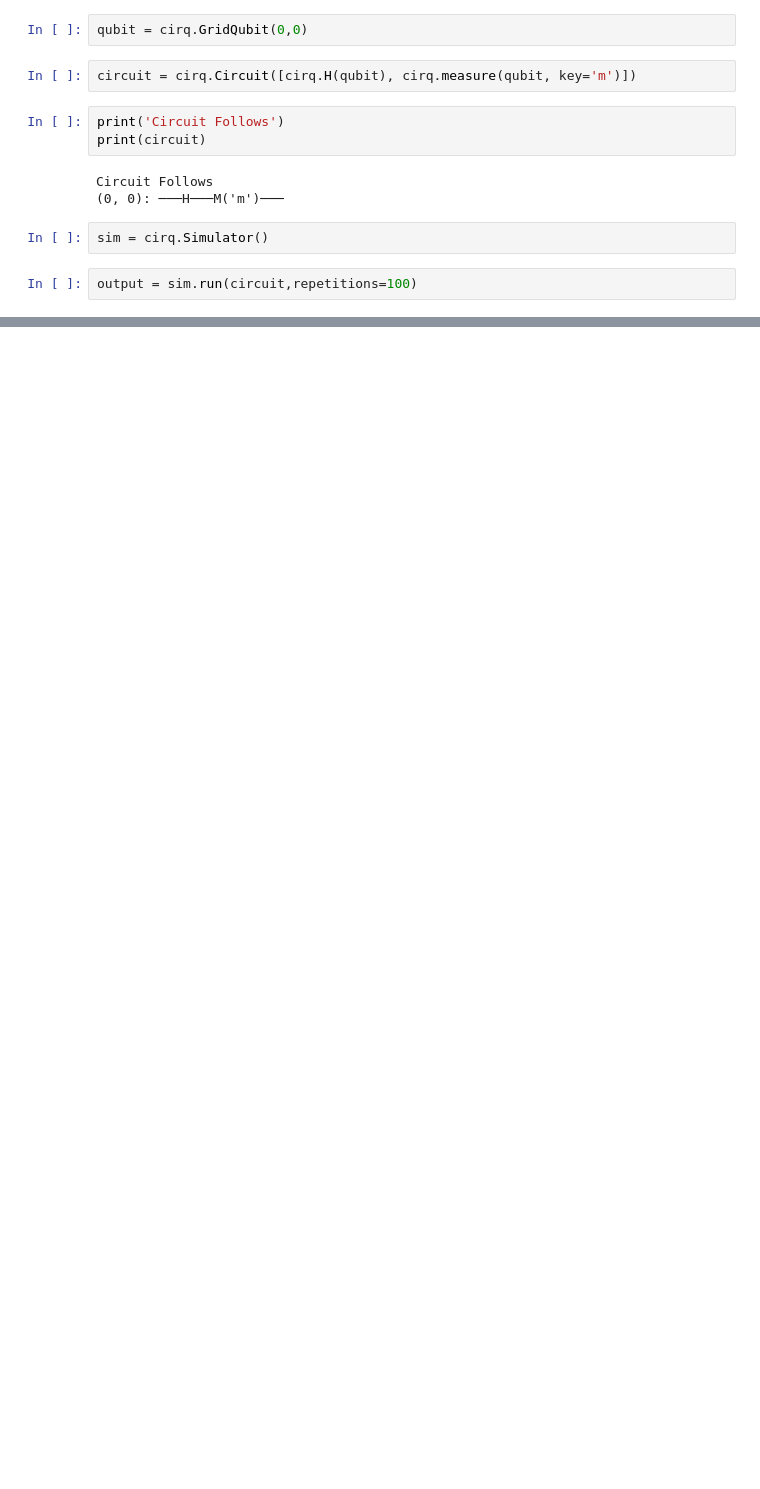
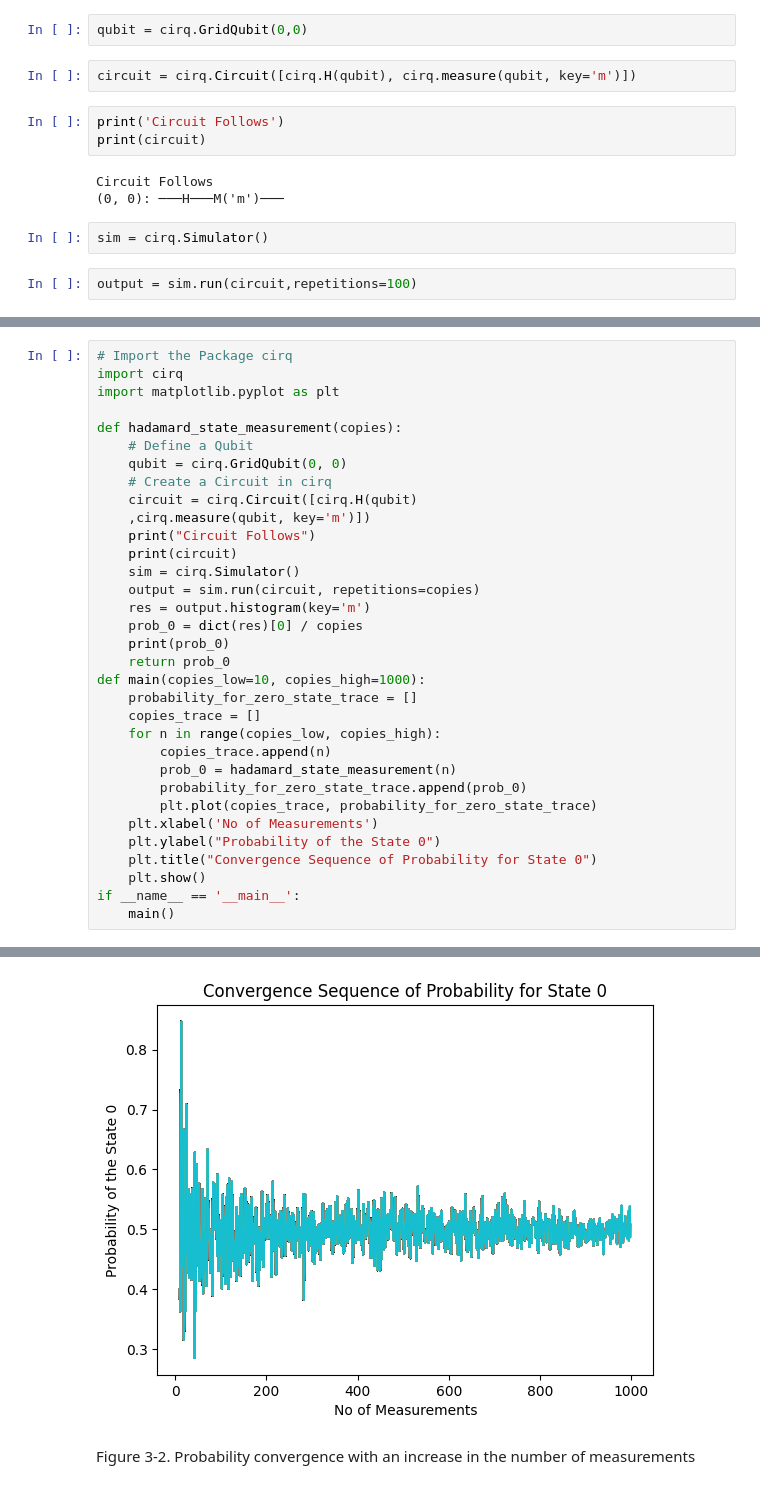
Before and after one commit to Youngsoo1024/Quantum_computing, a Jupyter notebook: Quantum_Machine_Learning/Chap03/ch3.ipynb, the cells around one changed output, grey strips where cells are left out. Saved outputs shown, nothing was run; the diff lists cells and outputs as text; blank space fills up the shorter version.

```diff
--- a/Quantum_Machine_Learning/Chap03/ch3.ipynb
+++ b/Quantum_Machine_Learning/Chap03/ch3.ipynb
@@ -48,0 +29,34 @@ Counter({1: 56, 0: 44})
+# %%
+# Import the Package cirq
+import cirq
+import matplotlib.pyplot as plt
+
+def hadamard_state_measurement(copies):
+    # Define a Qubit
+    qubit = cirq.GridQubit(0, 0)
+    # Create a Circuit in cirq
+    circuit = cirq.Circuit([cirq.H(qubit)
+    ,cirq.measure(qubit, key='m')])
+    print("Circuit Follows")
+    print(circuit)
+    sim = cirq.Simulator()
+    output = sim.run(circuit, repetitions=copies)
+    res = output.histogram(key='m')
+    prob_0 = dict(res)[0] / copies
+    print(prob_0)
+    return prob_0
+def main(copies_low=10, copies_high=1000):
+    probability_for_zero_state_trace = []
+    copies_trace = []
+    for n in range(copies_low, copies_high):
+        copies_trace.append(n)
+        prob_0 = hadamard_state_measurement(n)
+        probability_for_zero_state_trace.append(prob_0)
+        plt.plot(copies_trace, probability_for_zero_state_trace)
+    plt.xlabel('No of Measurements')
+    plt.ylabel("Probability of the State 0")
+    plt.title("Convergence Sequence of Probability for State 0")
+    plt.show()
+if __name__ == '__main__':
+    main()
+# %% [output]
@@ -48,0 +80,4 @@ Counter({1: 56, 0: 44})
+[figure, added]
+# %% [markdown]
+Figure 3-2. Probability convergence with an increase in the number of
+measurements
```
Also changed, not shown: parts of 18 cells of this notebook.
